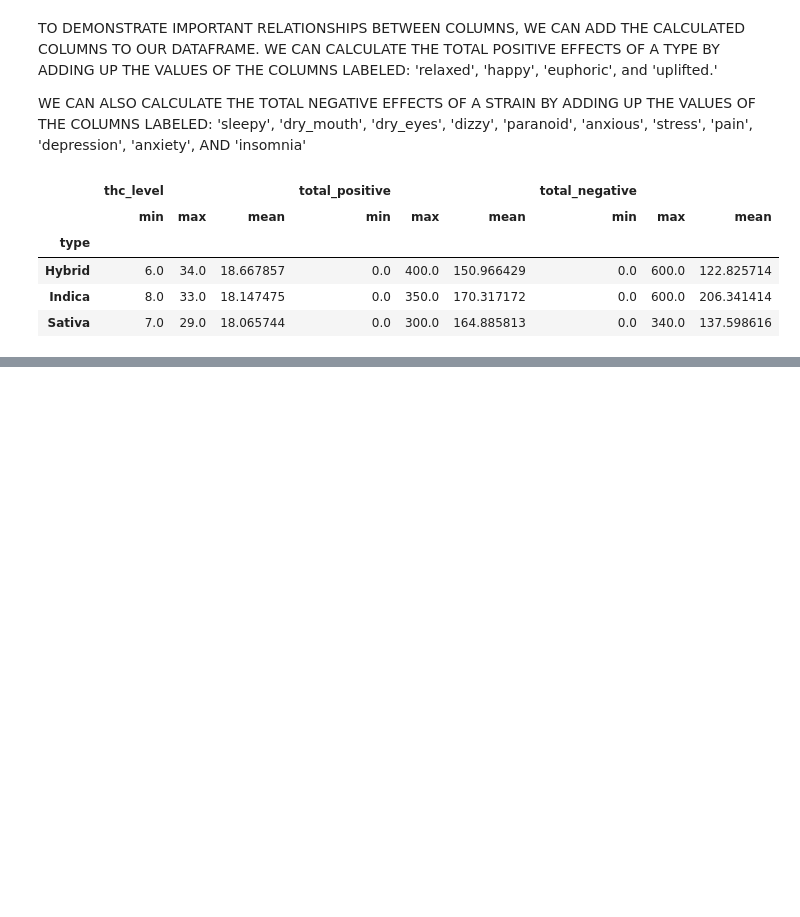
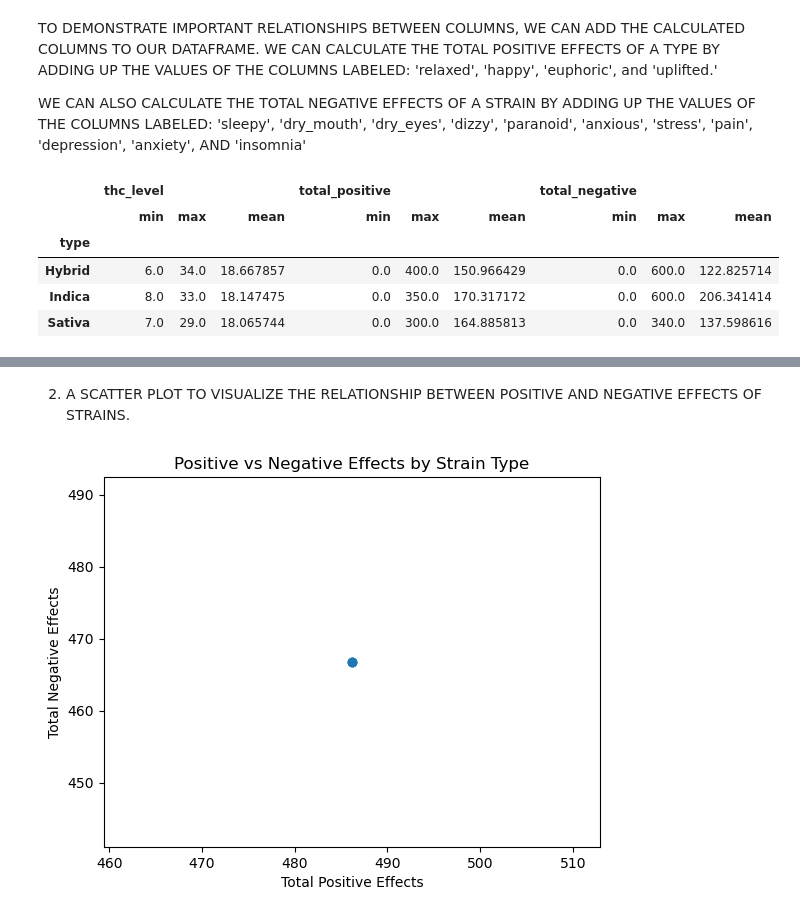
Before and after one commit to sergeveli/CognixiaClasses, a Jupyter notebook: solo_projects/cannabis_project/cannabis_dataset.ipynb, the cells around one changed output, grey strips where cells are left out. Drawn from its saved outputs; the diff is of its cells as text; code cells hidden in the pictures; blank space fills up the shorter version.

```diff
--- a/solo_projects/cannabis_project/cannabis_dataset.ipynb
+++ b/solo_projects/cannabis_project/cannabis_dataset.ipynb
@@ -207,0 +265,11 @@ grouped.head()
+# %% [markdown]
+2. A SCATTER PLOT TO VISUALIZE THE RELATIONSHIP BETWEEN POSITIVE AND NEGATIVE EFFECTS OF STRAINS.
+# %%
+# Create a scatter plot of total positive and negative effects by strain type
+plt.scatter(df_display['total_positive'], df_display['total_negative'])
+plt.xlabel('Total Positive Effects')
+plt.ylabel('Total Negative Effects')
+plt.title('Positive vs Negative Effects by Strain Type')
+plt.show()
+# %% [output]
+[figure, added]
```
Also changed, not shown: parts of 13 cells of this notebook.
